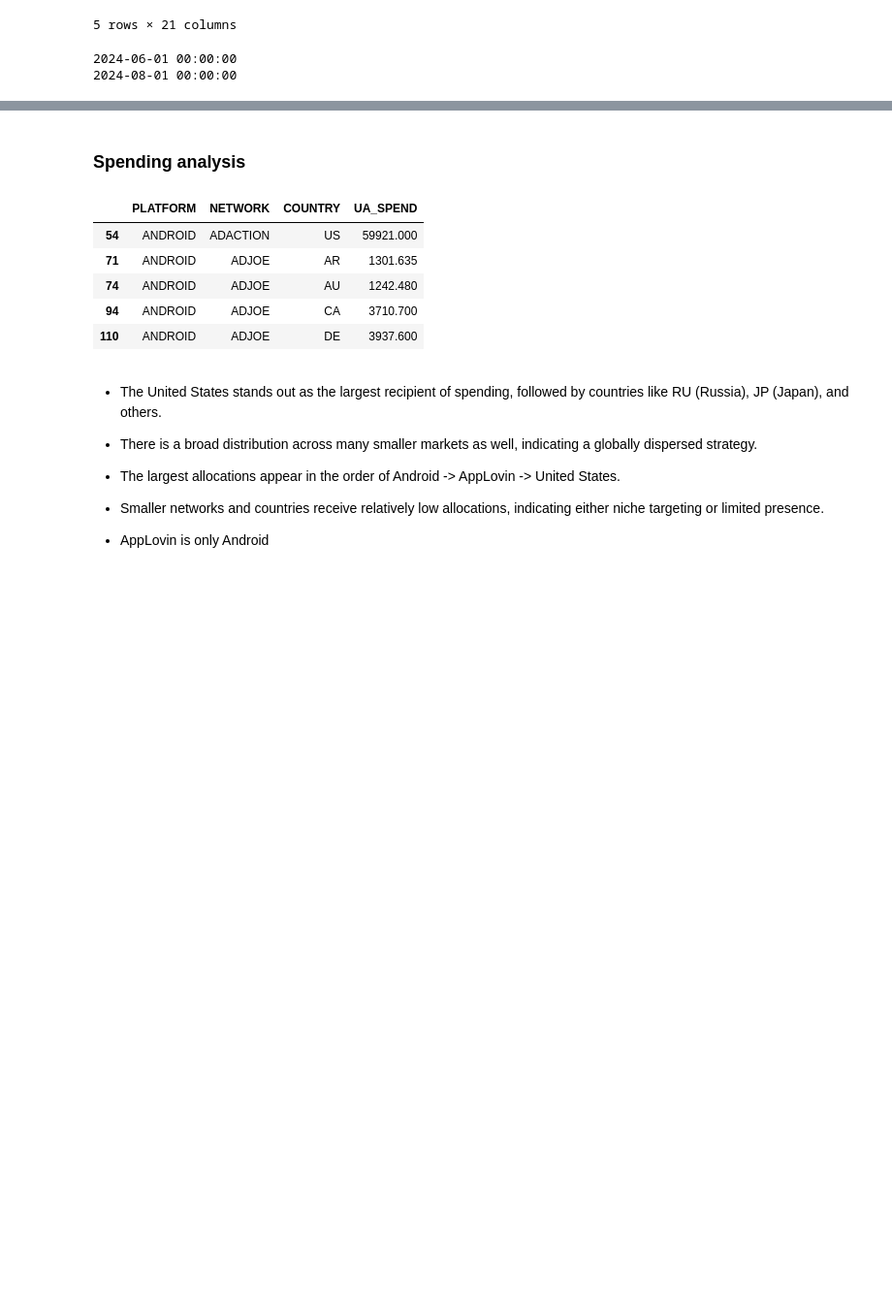
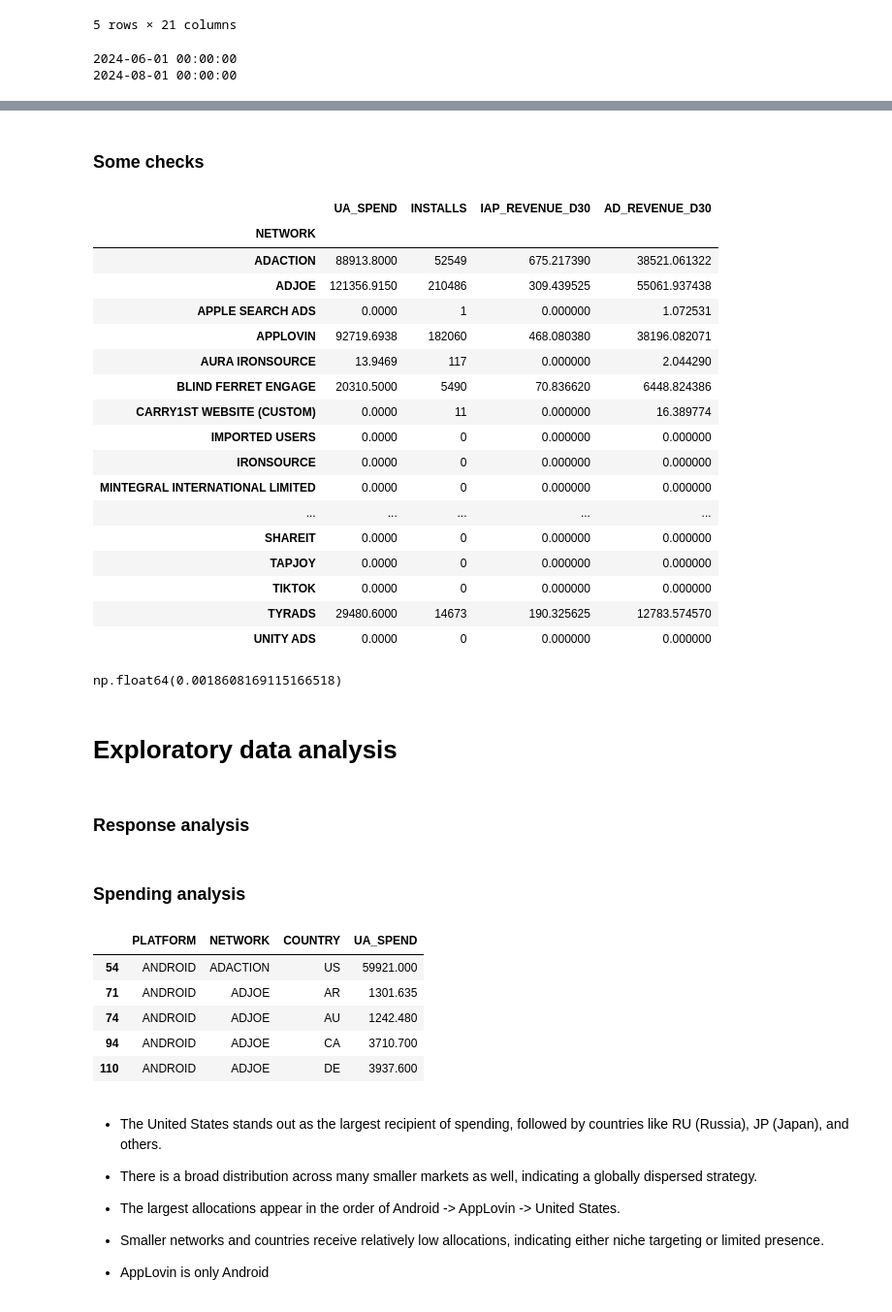
Before and after one commit to PereFuster/Colin-s-insight-rules, a Jupyter notebook: UA analysis - case study Carry1st.ipynb, the cells around one changed output, grey strips where cells are left out. Shown: that part at 97% size. Cells and saved outputs as stored; diff of their text form; code cells hidden in the pictures; blank space fills up the shorter version.

```diff
--- a/UA analysis - case study Carry1st.ipynb
+++ b/UA analysis - case study Carry1st.ipynb
@@ -119,0 +120,38 @@ print(data.MONTH.max())
+# %% [markdown]
+### Some checks
+# %%
+data.groupby(['NETWORK'])[['UA_SPEND', 'INSTALLS', 'IAP_REVENUE_D30', 'AD_REVENUE_D30']].sum()
+# %% [output]
+|  | UA_SPEND | INSTALLS | IAP_REVENUE_D30 | AD_REVENUE_D30 |
+| NETWORK |  |  |  |  |
+| ADACTION | 88913.8000 | 52549 | 675.217390 | 38521.061322 |
+| ADJOE | 121356.9150 | 210486 | 309.439525 | 55061.937438 |
+| APPLE SEARCH ADS | 0.0000 | 1 | 0.000000 | 1.072531 |
+| APPLOVIN | 92719.6938 | 182060 | 468.080380 | 38196.082071 |
+| AURA IRONSOURCE | 13.9469 | 117 | 0.000000 | 2.044290 |
+| BLIND FERRET ENGAGE | 20310.5000 | 5490 | 70.836620 | 6448.824386 |
+| CARRY1ST WEBSITE (CUSTOM) | 0.0000 | 11 | 0.000000 | 16.389774 |
+| IMPORTED USERS | 0.0000 | 0 | 0.000000 | 0.000000 |
+| IRONSOURCE | 0.0000 | 0 | 0.000000 | 0.000000 |
+| MINTEGRAL INTERNATIONAL LIMITED | 0.0000 | 0 | 0.000000 | 0.000000 |
+| ... | ... | ... | ... | ... |
+| SHAREIT | 0.0000 | 0 | 0.000000 | 0.000000 |
+| TAPJOY | 0.0000 | 0 | 0.000000 | 0.000000 |
+| TIKTOK | 0.0000 | 0 | 0.000000 | 0.000000 |
+| TYRADS | 29480.6000 | 14673 | 190.325625 | 12783.574570 |
+| UNITY ADS | 0.0000 | 0 | 0.000000 | 0.000000 |
+# %%
+# Analyse the cases where spending is > 0
+# Analyse the cases where ad revenue is greater to a posterior ad revenue
+# Analyse the cases where iap revenue is greater to a posterior ad revenue
+
+# Analyze cases where spending is > 0
+spending_positive = data[data['UA_SPEND'] == 0][data['NETWORK'] != 'ORGANIC']
+spending_positive['IAP_REVENUE_D30'].sum() / data['IAP_REVENUE_D30'][data['NETWORK'] != 'ORGANIC'].sum()
+spending_positive['AD_REVENUE_D30'].sum() / data['AD_REVENUE_D30'][data['NETWORK'] != 'ORGANIC'].sum()
+spending_positive['INSTALLS'].sum() / data['INSTALLS'][data['NETWORK'] != 'ORGANIC'].sum()
+
+
+# What does it mean IMPORTED USERS?
+# %% [output]
+np.float64(0.0018608169115166518)
@@ -120,3 +172,7 @@ print(data.MONTH.max())
+# %% [markdown]
+# Exploratory data analysis
+# %% [markdown]
+### Response analysis
 # %% [markdown]
 ### Spending analysis
 # %%
```
Also changed, not shown: parts of 19 cells of this notebook.
